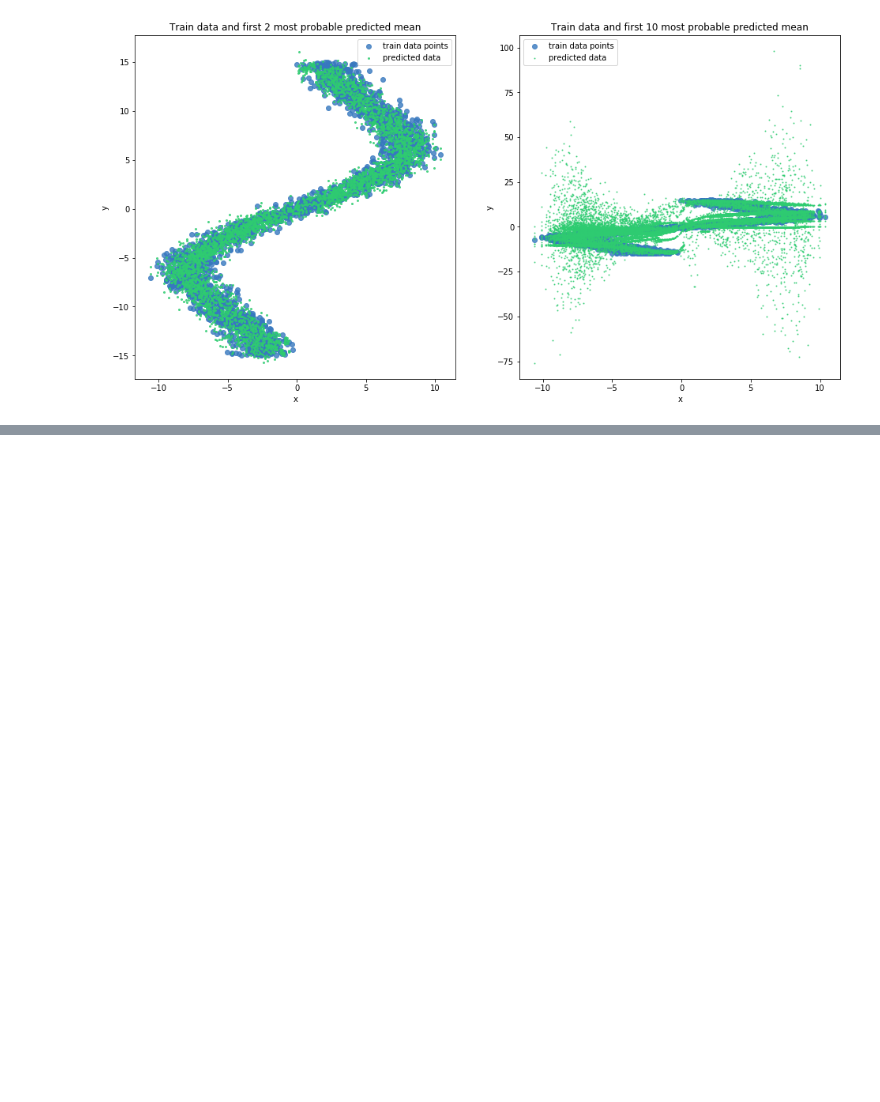
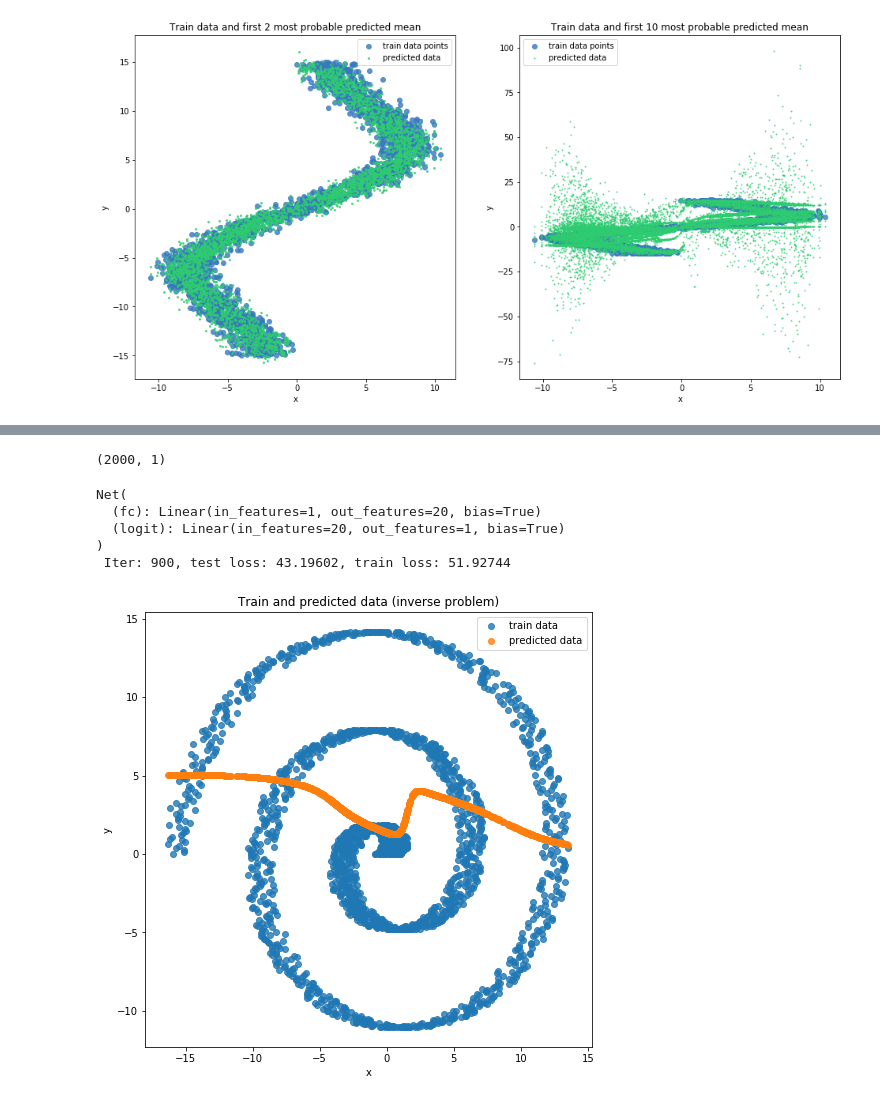
Before and after one commit to moonl1ght/MDN, a Jupyter notebook: MDN.ipynb, the cells around one changed output, grey strips where cells are left out. Cells and saved outputs as stored; diff of their text form; code cells hidden in the pictures; blank space fills up the shorter version.

```diff
--- a/MDN.ipynb
+++ b/MDN.ipynb
@@ -396,0 +442,25 @@ plt.show()
+# %%
+x_train.shape
+# %% [output]
+(2000, 1)
+# %%
+net = Net()
+print(net)
+train_losses, test_losses = train(net, x_train, y_train, x_test, y_test, epoches=1000)
+# %% [output]
+Net(
+  (fc): Linear(in_features=1, out_features=20, bias=True)
+  (logit): Linear(in_features=20, out_features=1, bias=True)
+)
+ Iter: 900, test loss: 43.19602, train loss: 51.92744
+# %%
+out = net(Variable(torch.from_numpy(x_test)))
+fig = plt.figure(figsize=(8, 8))
+ax = sns.regplot(x_test, y_test, fit_reg=False)
+ax = sns.regplot(x_test, out.data.numpy(), fit_reg=False)
+ax.set(xlabel='x', ylabel='y')
+plt.title('Train and predicted data (inverse problem)')
+plt.legend(['train data', 'predicted data'])
+plt.show()
+# %% [output]
+[figure, added]
```
Also changed, not shown: parts of 14 cells of this notebook.
